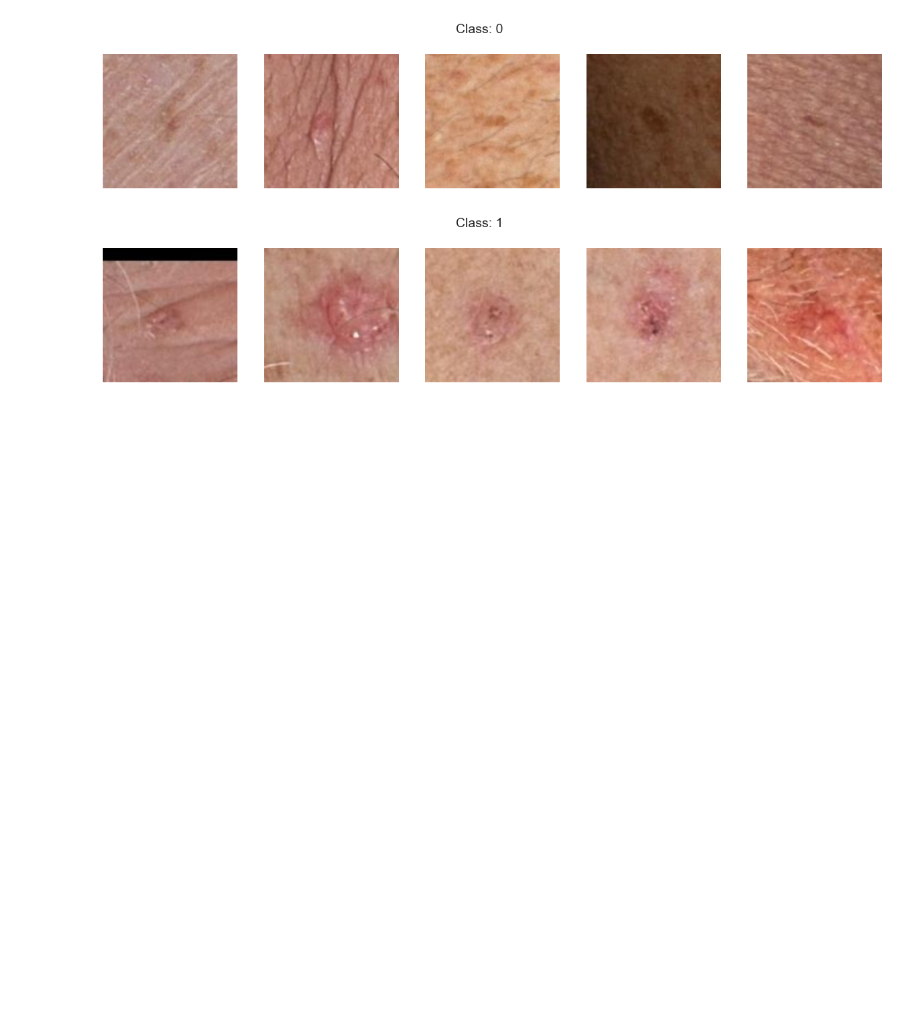
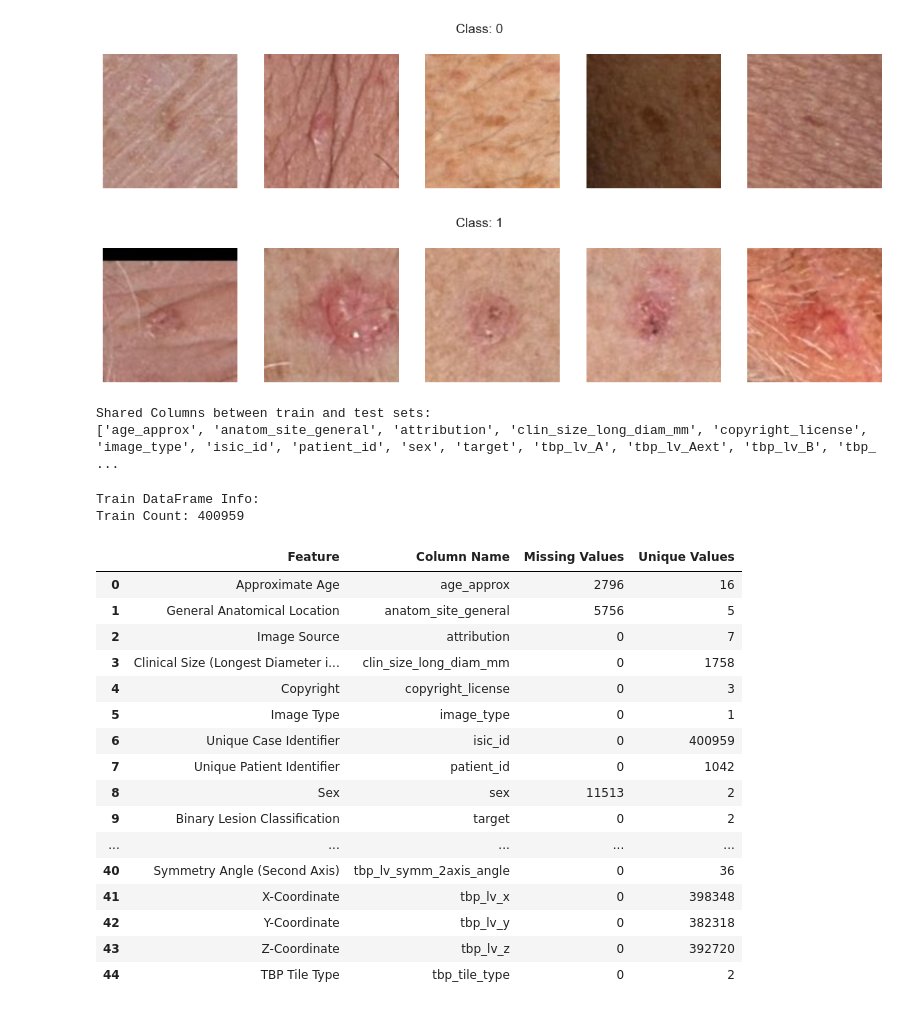
Before and after one commit to eduardferre/KaggleISIC, a Jupyter notebook: notebooks/0.0_eda_full.ipynb, the cells around one changed output. Saved outputs shown, nothing was run; the diff lists cells and outputs as text; code cells hidden in the pictures; blank space fills up the shorter version.

```diff
--- a/notebooks/0.0_eda_full.ipynb
+++ b/notebooks/0.0_eda_full.ipynb
@@ -195,0 +266,51 @@ show_samples_by_class(train_df, eda_dataset, label_col='target', n=5)
+# %%
+# List shared columns between train and test
+shared_columns = set(train_df.columns).intersection(set(test_df.columns))
+shared_columns.add("target")  # Ensure 'target' is included
+print("Shared Columns between train and test sets:")
+print(sorted(shared_columns))
+# %% [output]
+Shared Columns between train and test sets:
+['age_approx', 'anatom_site_general', 'attribution', 'clin_size_long_diam_mm', 'copyright_license', 'image_type', 'isic_id', 'patient_id', 'sex', 'target', 'tbp_lv_A', 'tbp_lv_Aext', 'tbp_lv_B', 'tbp_ ...
+# %%
+# Check train_df
+print("Train DataFrame Info:")
+print("Train Count:", len(train_df))
+
+# Create a DataFrame to display information about shared columns
+columns_info = []
+for col in sorted(shared_columns):
+    if col in METADATA_COL2NAME.keys():
+        missing_count = train_df[col].isnull().sum()
+        unique_count = train_df[col].nunique()
+        columns_info.append(
+            {
+                "Feature": METADATA_COL2NAME[col] if col in METADATA_COL2NAME else col,
+                "Column Name": col,
+                "Missing Values": missing_count,
+                "Unique Values": unique_count,
+            }
+        )
+
+info_df = pd.DataFrame(columns_info)
+display(info_df)
+# %% [output]
+Train DataFrame Info:
+Train Count: 400959
+|  | Feature | Column Name | Missing Values | Unique Values |
+| 0 | Approximate Age | age_approx | 2796 | 16 |
+| 1 | General Anatomical Location | anatom_site_general | 5756 | 5 |
+| 2 | Image Source | attribution | 0 | 7 |
+| 3 | Clinical Size (Longest Diameter i... | clin_size_long_diam_mm | 0 | 1758 |
+| 4 | Copyright | copyright_license | 0 | 3 |
+| 5 | Image Type | image_type | 0 | 1 |
+| 6 | Unique Case Identifier | isic_id | 0 | 400959 |
+| 7 | Unique Patient Identifier | patient_id | 0 | 1042 |
+| 8 | Sex | sex | 11513 | 2 |
+| 9 | Binary Lesion Classification | target | 0 | 2 |
+| ... | ... | ... | ... | ... |
+| 40 | Symmetry Angle (Second Axis) | tbp_lv_symm_2axis_angle | 0 | 36 |
+| 41 | X-Coordinate | tbp_lv_x | 0 | 398348 |
+| 42 | Y-Coordinate | tbp_lv_y | 0 | 382318 |
+| 43 | Z-Coordinate | tbp_lv_z | 0 | 392720 |
+| 44 | TBP Tile Type | tbp_tile_type | 0 | 2 |
```
Also changed, not shown: parts of 23 cells of this notebook, 6 other files.
